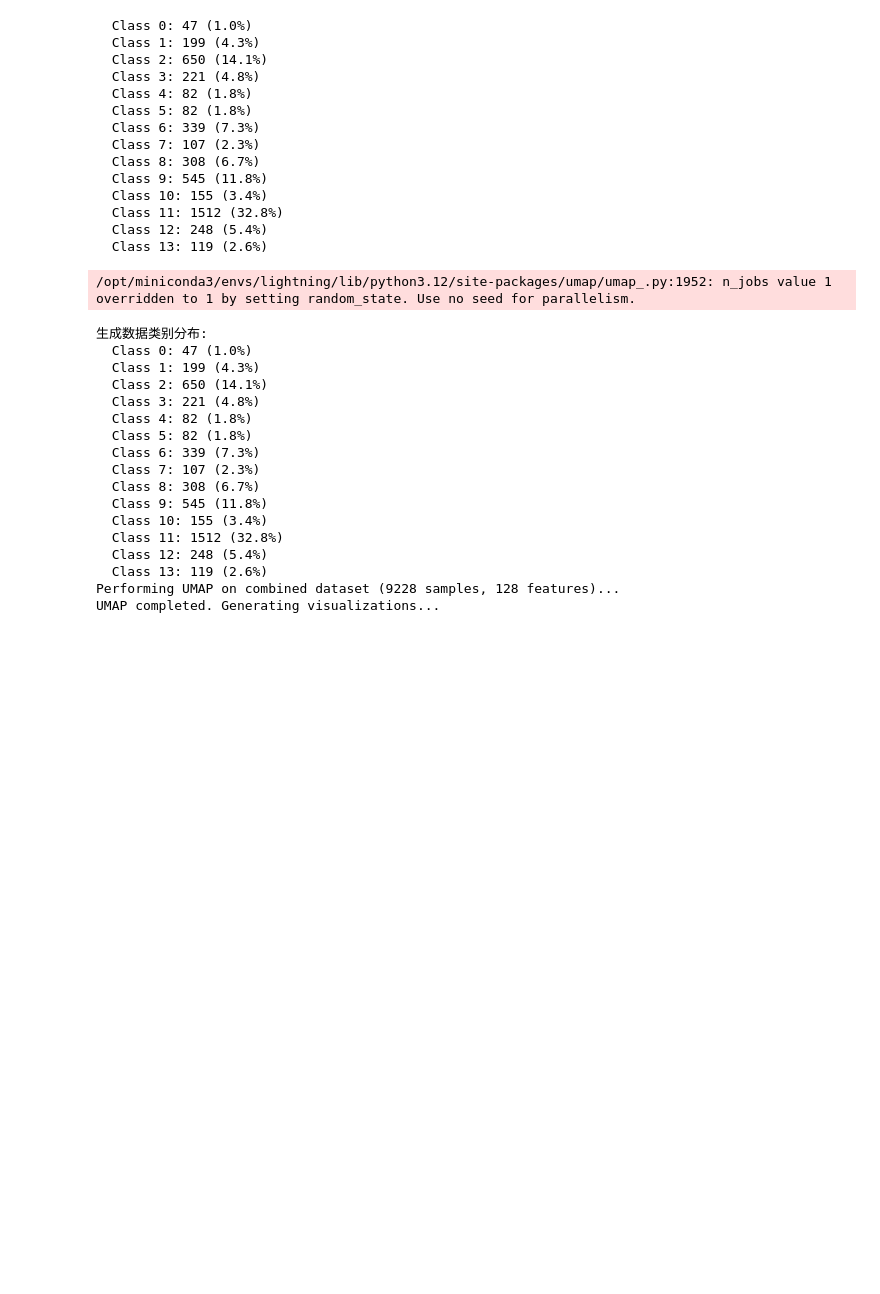
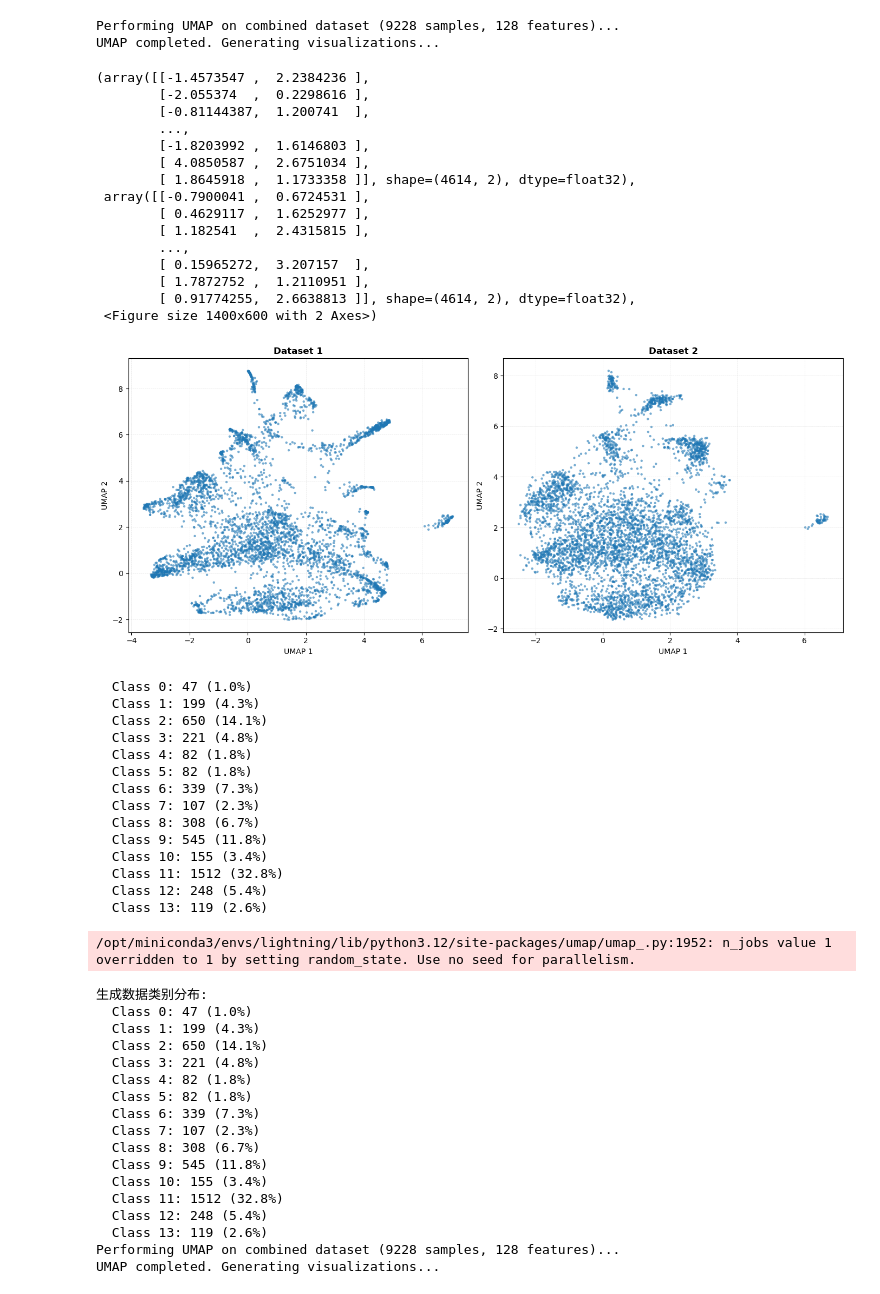
Before and after one commit to LangtianM/scDeepSim, a Jupyter notebook: Alles.ipynb, the cells around one changed output. Saved outputs shown, nothing was run; the diff lists cells and outputs as text; code cells hidden in the pictures; blank space fills up the shorter version.

```diff
--- a/Alles.ipynb
+++ b/Alles.ipynb
@@ -197,0 +196,6 @@ UMAP completed. Generating visualizations...
+# %%
+ddpm_latent_samples = diffusion.sample(num_samples=len(latent_adata),
+                                    labels=labels_tensor,
+                                    sampling_timesteps=None)
+compare_umap(latent_adata.X, ddpm_latent_samples)
+# %% [output]
@@ -198,3 +203,21 @@ UMAP completed. Generating visualizations...
+Performing UMAP on combined dataset (9228 samples, 128 features)...
+UMAP completed. Generating visualizations...
+(array([[-1.4573547 ,  2.2384236 ],
+        [-2.055374  ,  0.2298616 ],
+        [-0.81144387,  1.200741  ],
+        ...,
+        [-1.8203992 ,  1.6146803 ],
+        [ 4.0850587 ,  2.6751034 ],
+        [ 1.8645918 ,  1.1733358 ]], shape=(4614, 2), dtype=float32),
+ array([[-0.7900041 ,  0.6724531 ],
+        [ 0.4629117 ,  1.6252977 ],
+        [ 1.182541  ,  2.4315815 ],
+        ...,
+        [ 0.15965272,  3.207157  ],
+        [ 1.7872752 ,  1.2110951 ],
+        [ 0.91774255,  2.6638813 ]], shape=(4614, 2), dtype=float32),
+ <Figure size 1400x600 with 2 Axes>)
+[figure, added]
 # %%
 from sklearn.preprocessing import LabelEncoder
 le = LabelEncoder()
```
Also changed, not shown: parts of 9 cells of this notebook, 2 other files.
